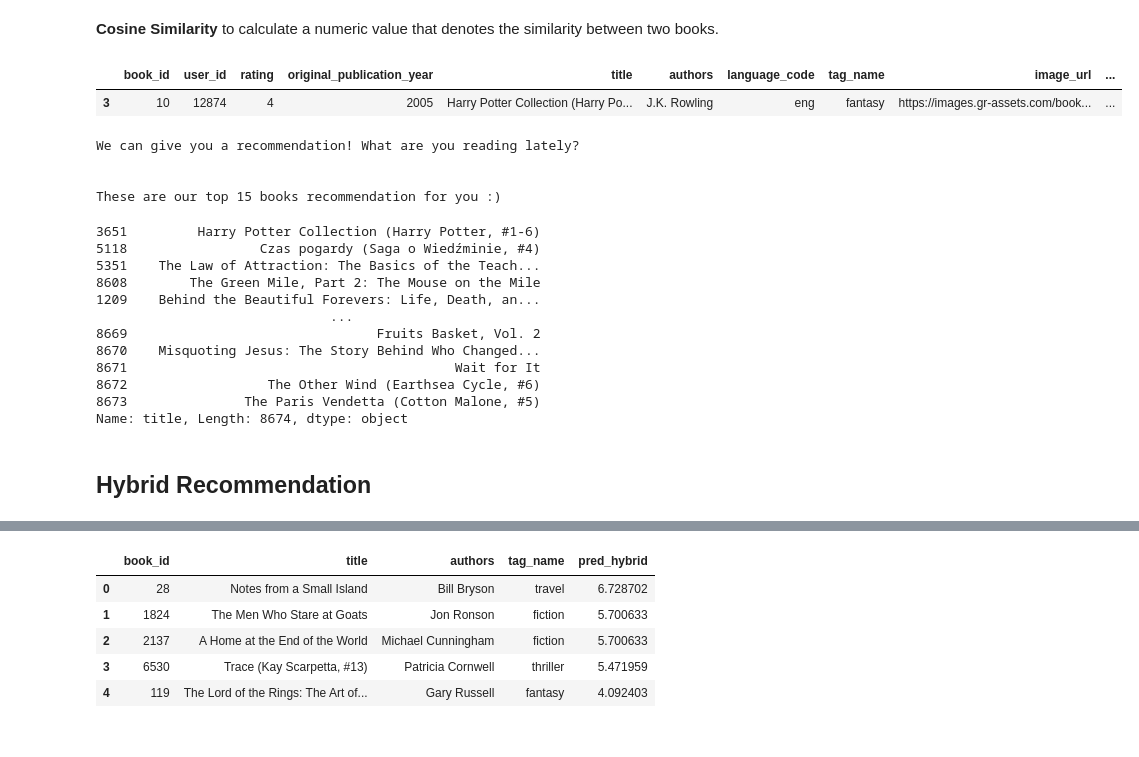
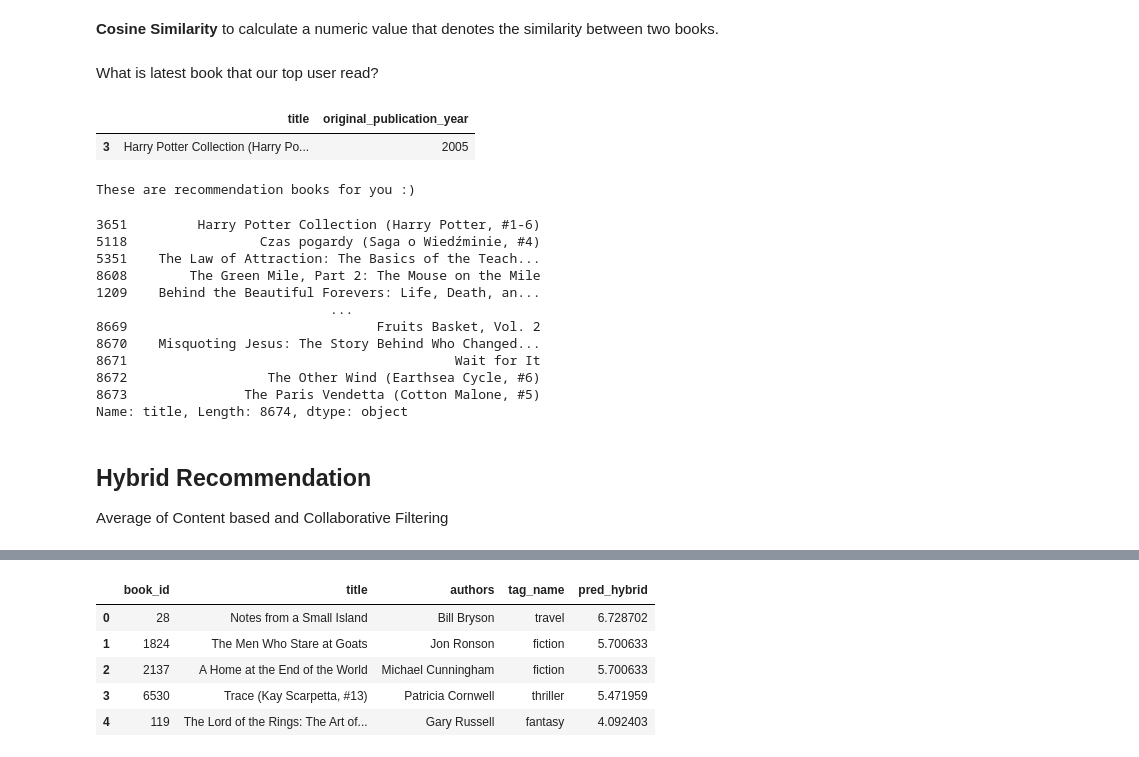
Before and after one commit to samuelnatami/Marketing-Analytics, a Jupyter notebook: Practice_Day-18_Hybrid.ipynb, the cells around one changed output, grey strips where cells are left out. Cells and saved outputs as stored; diff of their text form; code cells hidden in the pictures.

```diff
--- a/Practice_Day-18_Hybrid.ipynb
+++ b/Practice_Day-18_Hybrid.ipynb
@@ -260,13 +260,14 @@ def get_recommendations(name, sim):
     sim_scores = sorted(sim_scores, key=lambda x: x[1], reverse = True)
     book_indeces = [i[0] for i in sim_scores]
     return titles.iloc[book_indeces]
+# %% [markdown]
+What is latest book that our top user read?
 # %%
 #get latest book id
 temp_rating = ratings[ratings.user_id == 12874]
-temp_rating
-
 temp_rating = pd.merge(left = temp_rating,right=df_books, left_on='book_id', right_on='book_id')
-temp_rating.sort_values('original_publication_year', ascending = False).head(1)
+temp_result = temp_rating[['title','original_publication_year']].sort_values('original_publication_year', ascending = False).head(1)
+temp_result
 # %% [output]
-|  | book_id | user_id | rating | original_publication_year | title | authors | language_code | tag_name | image_url | ... |
-| 3 | 10 | 12874 | 4 | 2005 | Harry Potter Collection (Harry Po... | J.K. Rowling | eng | fantasy | https://images.gr-assets.com/book... | ... |
+|  | title | original_publication_year |
+| 3 | Harry Potter Collection (Harry Po... | 2005 |
@@ -275,15 +274,9 @@ temp_result = temp_rating[['title','original_publication_year']].sort_values('or
 # %%
-# interactive script
-print("We can give you a recommendation! What are you reading lately?\n")
-# read = input("Lately I'm reading --> ")
 read = temp_result['title'].iloc[0]
-print("\nThese are our top 15 books recommendation for you :)")
+print("\nThese are recommendation books for you :)")
 get_recommendations(read, cos_matrix)
 # %% [output]
-We can give you a recommendation! What are you reading lately?
-
-
-These are our top 15 books recommendation for you :)
+These are recommendation books for you :)
 3651         Harry Potter Collection (Harry Potter, #1-6)
 5118                 Czas pogardy (Saga o Wiedźminie, #4)
 5351    The Law of Attraction: The Basics of the Teach...
@@ -298,6 +291,7 @@ These are our top 15 books recommendation for you :)
 Name: title, Length: 8674, dtype: object
 # %% [markdown]
 ## Hybrid Recommendation
+Average of Content based and Collaborative Filtering
 # %%
 df_sim_scores = pd.DataFrame(sim_scores, columns = ['book_id','pred_sim'])
 df_sim_scores['pred_sim'] = df_sim_scores['pred_sim']*10
```
Also changed, not shown: parts of 2 cells of this notebook.
